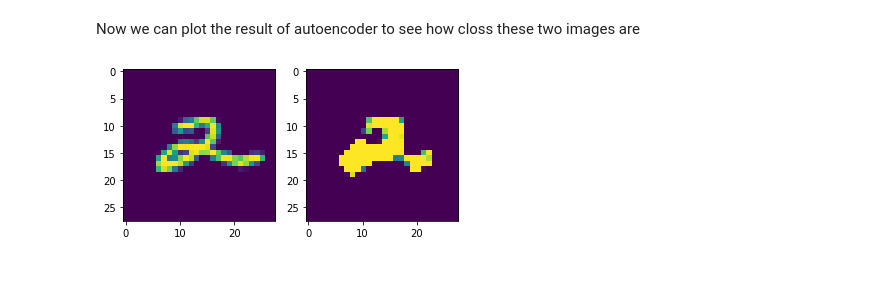
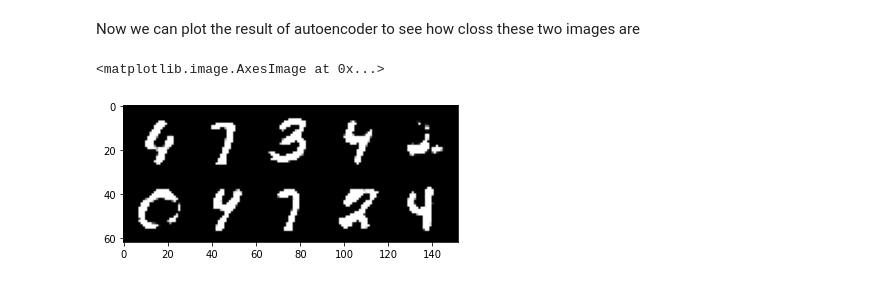
Before and after one commit to HsiuWen/DL_course_MS_HPC_IA, a Jupyter notebook: Lab6_generative_model.ipynb, the cells around one changed output. Cells and saved outputs as stored; diff of their text form; code cells hidden in the pictures.

Commit message:
complete autoencoder code

```diff
--- a/Lab6_generative_model.ipynb
+++ b/Lab6_generative_model.ipynb
@@ -109,0 +125,11 @@ axes[0].imshow(x[0][0].numpy()); axes[1].imshow(autoencoder(x)[0][0].detach().nu
+# %%
+# Here we can also use make_grid function to plot images
+# In Pytorch, the shape of images are (B,C,H,W)
+# make_grid return arrays in (C, Hs, Ws)
+# In matplotlib, we need (H,W,C)
+from torchvision.utils import make_grid
+with torch.no_grad():
+    reconstruct_ims = autoencoder(x).cpu()
+
+ims = make_grid(reconstruct_ims, nrow=5).permute(1,2,0).numpy()
+plt.imshow(ims)
@@ -173,11 +202,14 @@ Now we can plot the result of autoencoder to see how closs these two images are
 # %%
 x,y = next(iter(train_loader))
 #z = autoencoder(x)
 device = torch.device('cuda:0' if torch.cuda.is_available() else 'cpu')
 x = x.to(device)
-fig,axes = plt.subplots(1,2); plt.set_cmap(['gray','viridis'][1]);
-axes[0].imshow(x[0][0].cpu()); axes[1].imshow(autoencoder(x)[0][0].detach().cpu());
+with torch.no_grad():
+    reconstruct_ims = autoencoder(x).cpu()
+ims = make_grid(reconstruct_ims, nrow=5).permute(1,2,0).numpy()
+plt.imshow(ims)
 # %% [output]
+<matplotlib.image.AxesImage at 0x...>
-[figure, old version]
+[figure, new version]
 # %% [markdown]
 ## Limitation of autoencoder
```
Also changed, not shown: parts of 16 cells of this notebook.
